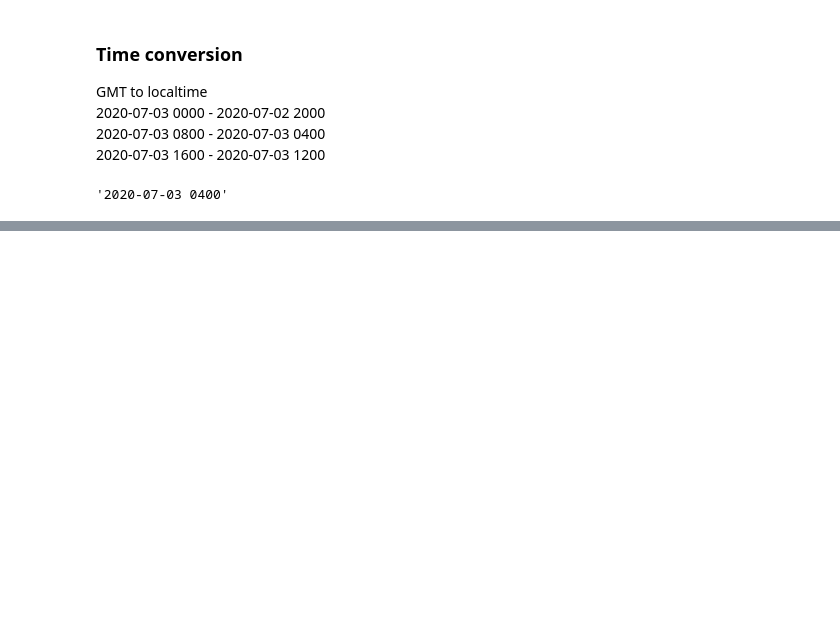
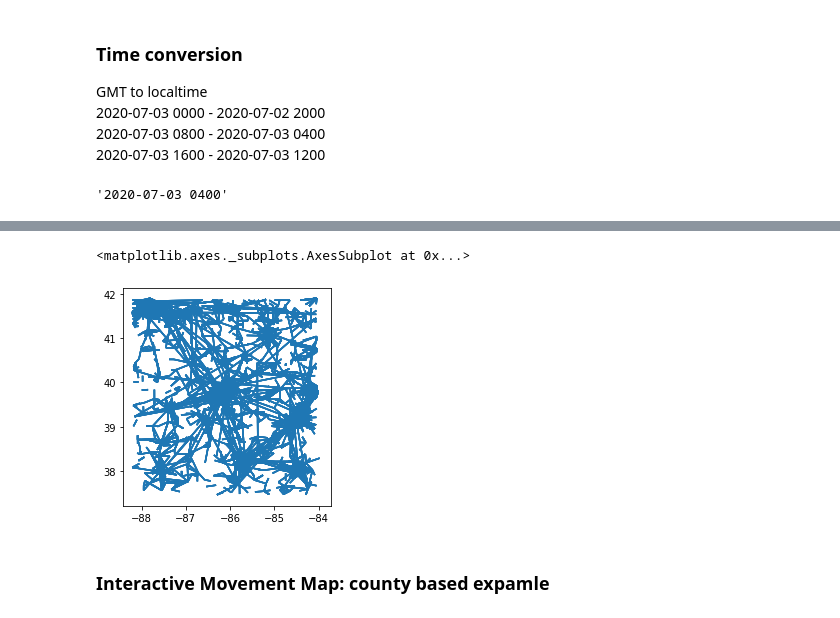
Before and after one commit to webgisdeveloper/SocialMedia_for_DisatarReposonse, a Jupyter notebook: Movements.ipynb, the cells around one changed output, grey strips where cells are left out. Drawn from its saved outputs; the diff is of its cells as text; code cells hidden in the pictures; blank space fills up the shorter version.

Commit message:
im data to geopandas

```diff
--- a/Movements.ipynb
+++ b/Movements.ipynb
@@ -42,0 +68,5 @@ local_time.strftime("%Y-%m-%d %H%M")
+# %%
+im_map = "Indiana Coronavirus Disease Prevention Map Apr 05 2020 Id Interactive Movement Map__2020-07-03.csv"
+# %%
+im_df = pd.read_csv(im_map)
+im_df.head()
@@ -42,0 +80,10 @@ local_time.strftime("%Y-%m-%d %H%M")
+# %%
+# convert to geopandas
+im_df['geometry'] =  im_df.apply (lambda row: LineString([(row.start_x,row.start_y),(row.end_x,row.end_y)]), axis=1)
+# %%
+im_gdf = geopandas.GeoDataFrame(im_df, geometry='geometry'
+# %%
+im_gdf.plot()
+# %% [output]
+<matplotlib.axes._subplots.AxesSubplot at 0x...>
+[figure, added]
@@ -42,0 +93,2 @@ local_time.strftime("%Y-%m-%d %H%M")
+# %% [markdown]
+### Interactive Movement Map: county based expamle
```
Also changed, not shown: parts of 5 cells of this notebook.
